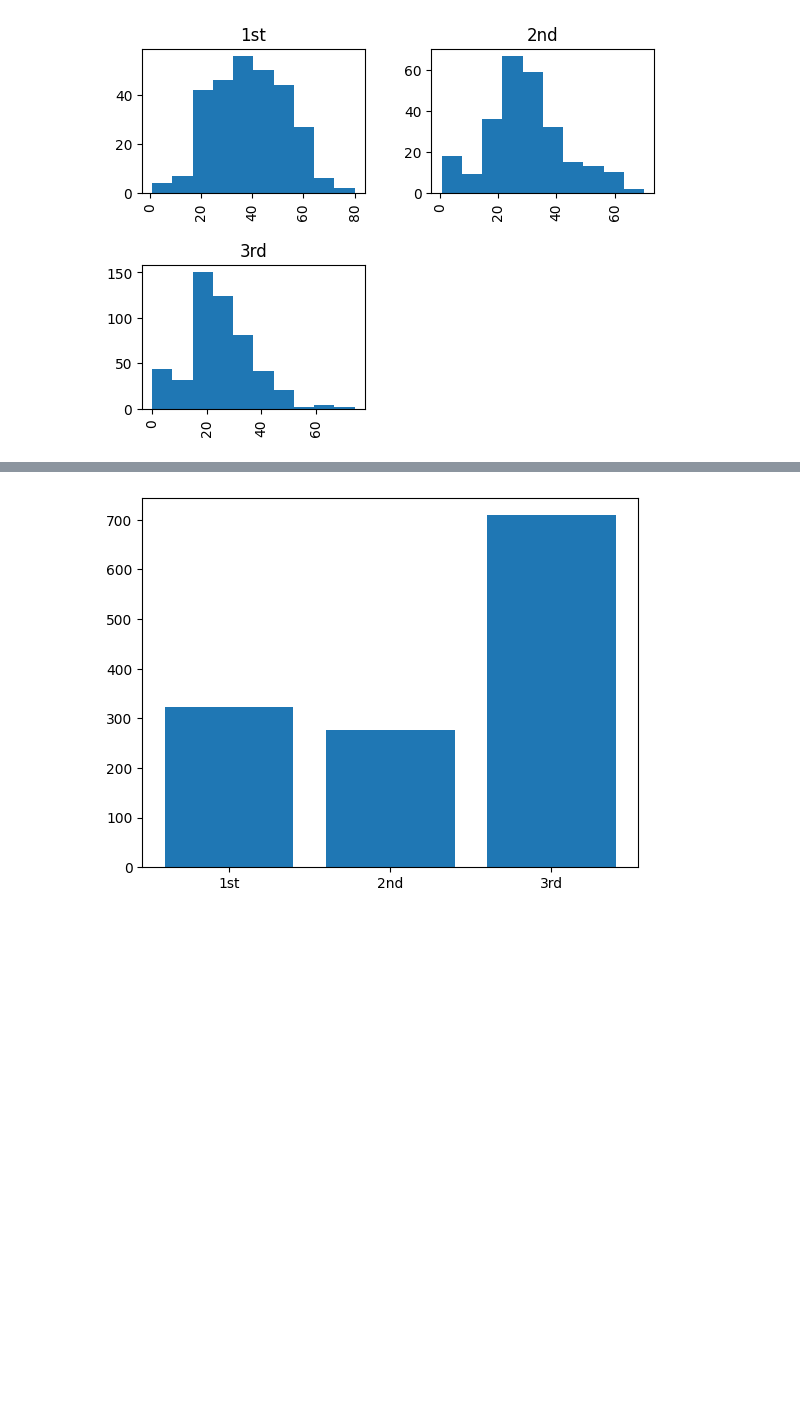
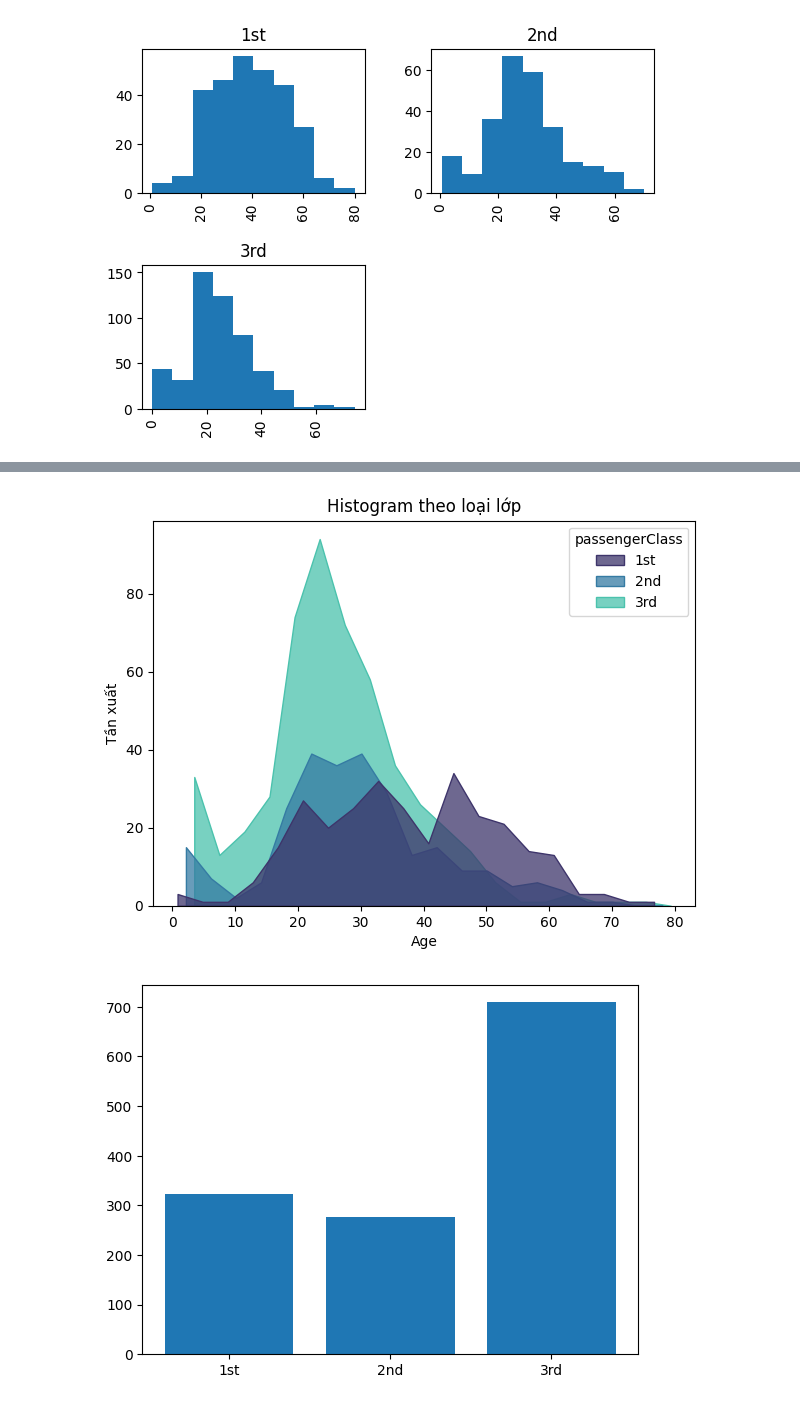
Before and after one commit to tonypham90/TKUD_KHTN, a Jupyter notebook: BT/BT2/Baitap2.ipynb, the cells around one changed output, grey strips where cells are left out. Cells and saved outputs as stored; diff of their text form; code cells hidden in the pictures; blank space fills up the shorter version.

```diff
--- a/BT/BT2/Baitap2.ipynb
+++ b/BT/BT2/Baitap2.ipynb
@@ -166,0 +169,3 @@ plt.show()
+# %%
+age_Class_df = titanic[['age','passengerClass']].dropna()
+age_Class_df.sort_values(by='age').head()
@@ -167,3 +179,15 @@ plt.show()
+# %%
+f = plt.figure(figsize=(7,5))
+ax = f.add_subplot(1,1,1)
+
+
+sns.histplot(data=age_Class_df,ax=ax,stat='count',multiple='dodge',x='age',palette="mako",hue='passengerClass',element='poly',legend='True',bins=20)
+ax.set_title('Histogram theo loại lớp')
+ax.set_xlabel('Age')
+ax.set_ylabel("Tần xuất")
+ax.set_label(['Sống','Chết'])
+# %% [output]
+[figure, added]
 # %%
 fig, ax = plt.subplots()
 ax.bar(x=passenger['Labels'],height=passenger['Size'])
```
Also changed, not shown: parts of 42 cells of this notebook, 4 other files.
